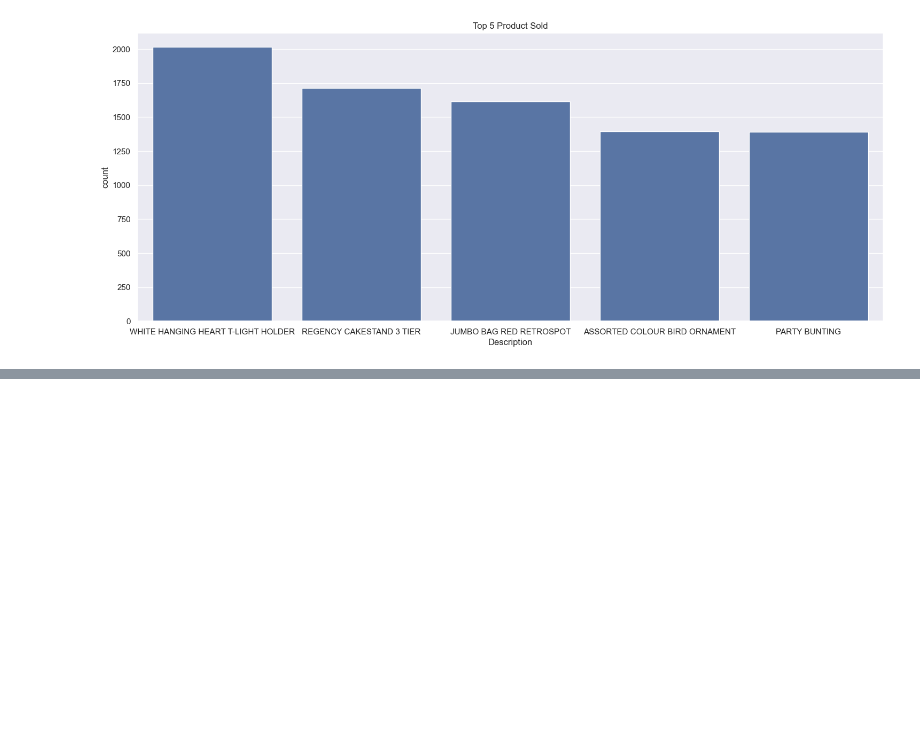
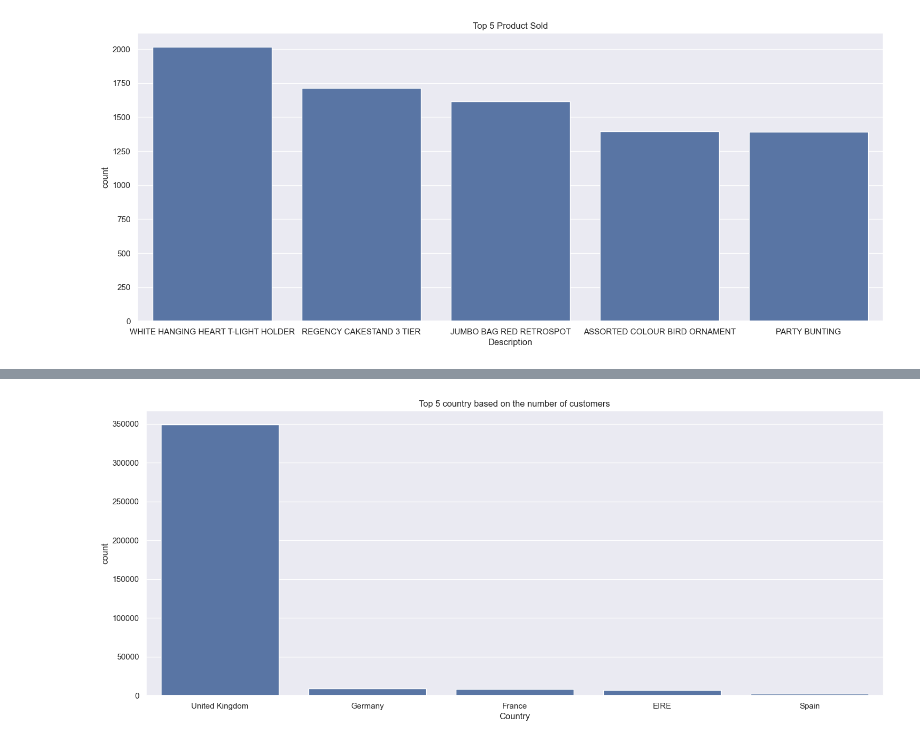
Before and after one commit to yunus6390/ML_Classification_Project, a Jupyter notebook: Customer_Segmentation.ipynb, the cells around one changed output, grey strips where cells are left out. Cells and saved outputs as stored; diff of their text form; code cells hidden in the pictures; blank space fills up the shorter version.

```diff
--- a/Customer_Segmentation.ipynb
+++ b/Customer_Segmentation.ipynb
@@ -367,0 +412,7 @@ plt.show()
+# %%
+# count of customers for each country
+
+country_df = df['Country'].value_counts().reset_index()
+# country_df.rename(columns={'index': 'Country Name'}, inplace=True)
+# country_df.rename(columns={'Country':'Count'}, inplace=True)
+country_df.head()
@@ -367,0 +426,6 @@ plt.show()
+# %%
+sns.barplot(x='Country', y='count', data=country_df[:5])
+plt.title('Top 5 country based on the number of customers')
+plt.show()
+# %% [output]
+[figure, added]
```
Also changed, not shown: parts of 15 cells of this notebook.
